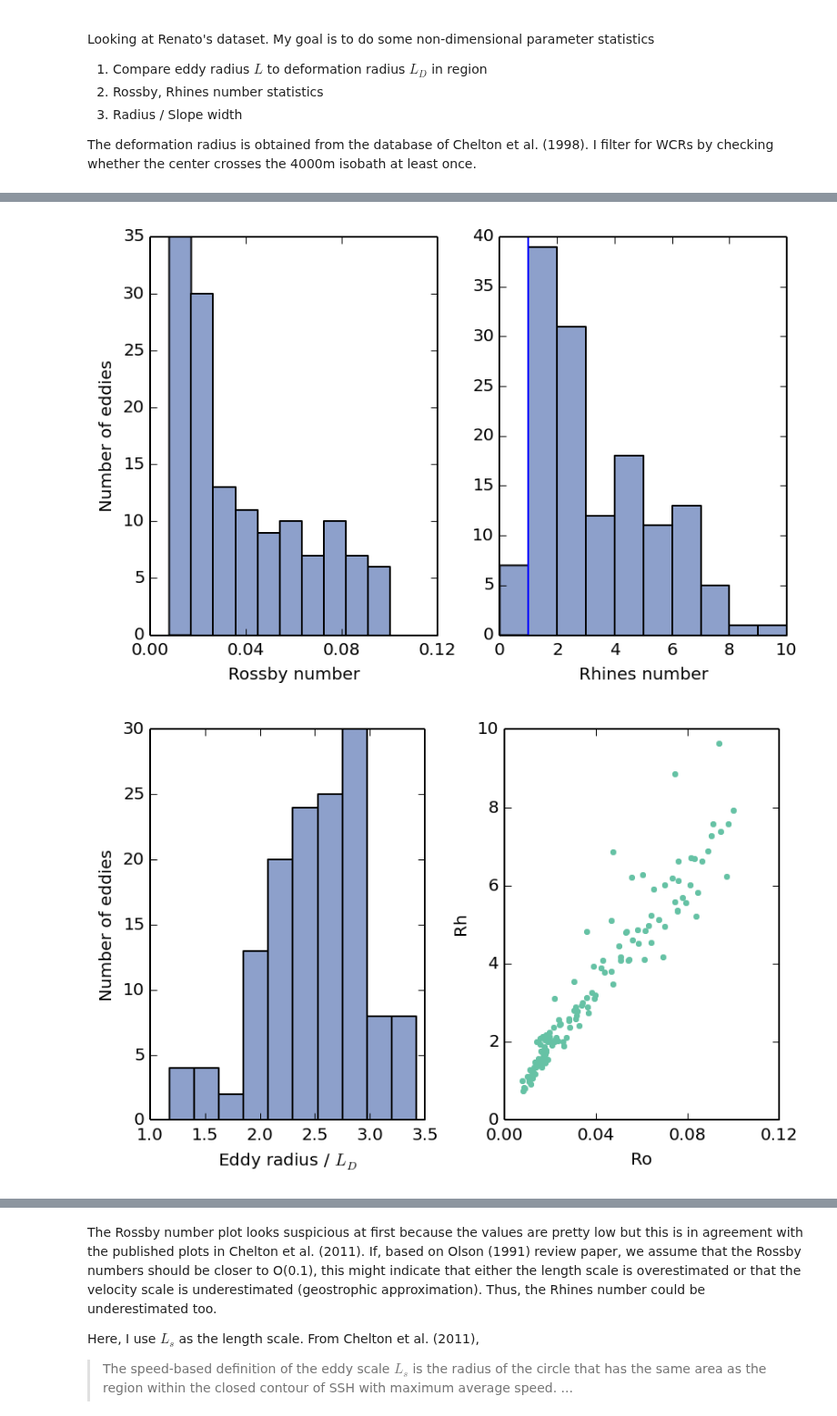
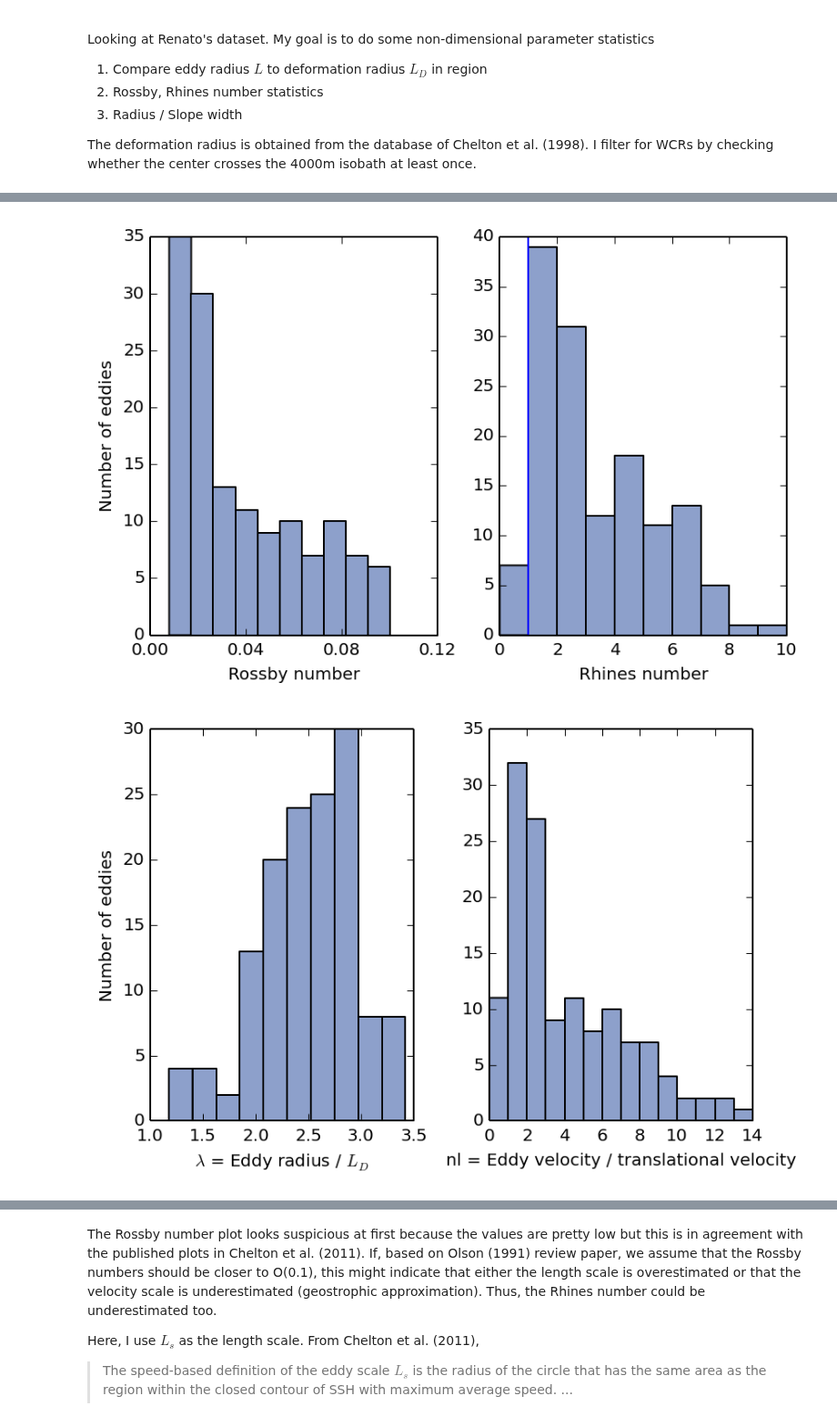
Before and after one commit to dcherian/eddyshelf, a Jupyter notebook: castelao.ipynb, the cells around one changed output, grey strips where cells are left out. Shown at 91% size. Saved outputs shown, nothing was run; the diff lists cells and outputs as text; code cells hidden in the pictures.

Commit message:
added U/c nonlinearity parameter estimates

```diff
--- a/castelao.ipynb
+++ b/castelao.ipynb
@@ -73,16 +74,17 @@ f = [2 * (2*np.pi/86400) * np.sin(np.pi/180 * x) for x in lat]
 
 rad = [np.median(x) for x in Ls] # eddy radius
 
-cx = cy = np.ma.masked_all_like(lat) # eddy center locations
+#cx = np.ma.masked_all_like(lat) # eddy center locations
+#cy = np.ma.masked_all_like(lat)
 lam = np.ma.masked_all_like(lat) # lambda = eddy radius / deformation radius
+nl =  np.ma.masked_all_like(lat) # nl = U / BC1 phase speed
 Ld = np.zeros_like(lat) # deformation radius
-Ro = np.ma.masked_all_like(lat) # rossby number
+c =  np.zeros_like(lat) #  BC1 phase speed
+Uscale = np.ma.masked_all_like(lat) # velocity scale for filtered eddies
 Rh = np.ma.masked_all_like(lat) # rhines number
+Ro = np.ma.masked_all_like(lat) # rossby numbers
 waterdepth = np.zeros_like(lat) # water depth at eddy center
 ind = [] # list of indices
-
-# list comprehension for calculation?
-#Ro = [np.median(x/y/z) for x in U[indices] for y in f[indices] for z in L[indices]]# filter out eddies here
 
 # first pass: take out everything north of lat_min
 lat_min = 35
@@ -95,7 +97,7 @@ for ii in np.arange(0,len(lat))[indices]:
     iy = [ find_nearest(topo.y, mm) for mm in lat[ii].ravel() ]
     waterdepth[ii] = np.max(topo.z[ix,iy])
 
-    # get deformation radius
+    # get deformation radius & phase speed
     ix = [ find_nearest(rossx[0,:], mm+360) for mm in lon[ii].ravel() ]
     iy = [ find_nearest(rossy[:,0], mm) for mm in lat[ii].ravel() ]
     Ld[ii] = np.median(defrad[ix,iy])
@@ -103,16 +105,25 @@ for ii in np.arange(0,len(lat))[indices]:
     # filter out based on water depth
     if waterdepth[ii] < -3000 or waterdepth[ii] > -200: continue
 
+    # estimate translation speed
+    dist, phase = sw.dist(lon[ii][0], lat[ii][0], units='km')
+    dist *= 1000 # in metres
+    dt = np.diff(eaday[ii]) * 86400 # in seconds
+    c = dist/dt
+
     ind.append(ii)
-    cx[ii] = np.mean(lon[ii])
-    cy[ii] = np.mean(lat[ii])
-    Ro[ii] = np.median( U[ii])/np.median(f[ii])/rad[ii]
-    Rh[ii] = np.median( U[ii] )/beta/rad[ii]**2
+    Uscale[ii] = np.median(U[ii])
+    #cx[ii] = np.mean(lon[ii])
+    #cy[ii] = np.mean(lat[ii])
+    Ro[ii] = Uscale[ii]/np.median(f[ii])/rad[ii]
+    Rh[ii] = Uscale[ii]/beta/rad[ii]**2
     lam[ii] = rad[ii]/Ld[ii]
+    nl[ii] = np.median(U[ii][:,1:] / c)
 
 Ro = Ro.compressed()
 Rh = Rh.compressed()
 lam = lam.compressed()
+nl = nl.compressed()
 # %%
 # plot histograms
 Rorange = np.arange(0,0.15,0.04)
@@ -123,39 +134,38 @@ plt.contour(topo.x, topo.y, topo.z.T, levels=[0,-100, -500, -1000, -2000, -4000]
 plt.ylim((30,50))
 plt.xlim((-80,-50))
 plt.axhline(lat_min, color='k', alpha=0.5)
 plt.title('Map showing filtered eddy trajectories')
 for ii in ind:
     plt.plot(lon[ii].T, lat[ii].T, alpha=0.6)
 
 plt.figure()
 plt.subplot(1,2,1)
 plt.hist(Ro, color=colors[2])
 plt.xlabel('Rossby number')
 plt.ylabel('Number of eddies')
 plt.xticks(Rorange)
 
 plt.subplot(1,2,2)
 plt.hist(Rh, bins=np.arange(0,Rh.max().round()+1,1), color=colors[2])
 plt.xlabel('Rhines number')
 plt.axvline(1)
 plt.tight_layout()
 
 plt.figure()
 plt.subplot(1,2,1)
 plt.hist(lam, color=colors[2])
 plt.ylabel('Number of eddies')
-plt.xlabel('Eddy radius / $L_D$')
+plt.xlabel('$\lambda$ = Eddy radius / $L_D$')
 
 plt.subplot(1,2,2)
-plt.plot(Ro, Rh,'.')
-plt.ylabel('Rh')
-plt.xlabel('Ro')
-plt.xticks(Rorange)
+plt.hist(nl, bins=np.arange(0,16), color=colors[2])
+#plt.plot(Ro, Rh,'.')
+plt.xlabel('nl = Eddy velocity / translational velocity')
 plt.tight_layout()
 # %% [output]
 [figure]
 [figure]
-[figure, old version]
+[figure, new version]
 # %%
 latmean = [x.mean() for x in lat.tolist()]
 plt.plot(np.array(Ld)/1000, np.array(rad)/1000, '.')
```
Also changed, not shown: parts of 2 cells of this notebook.
